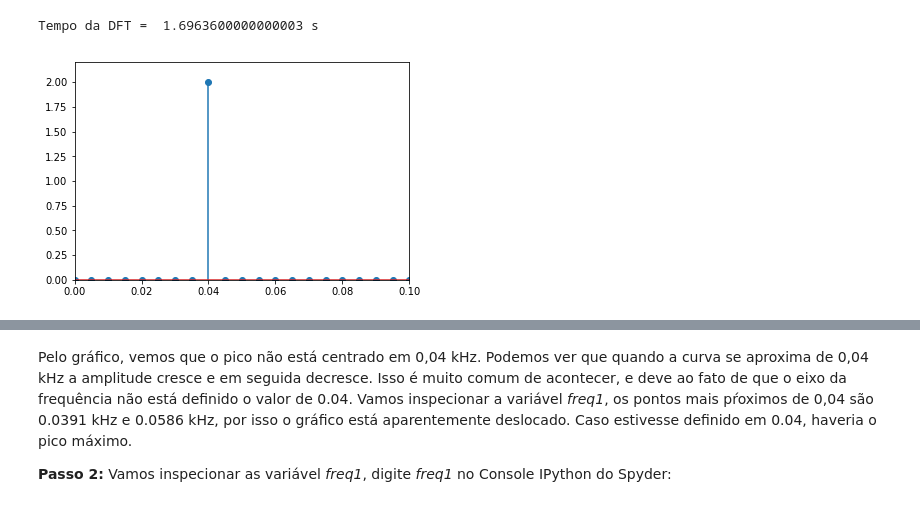
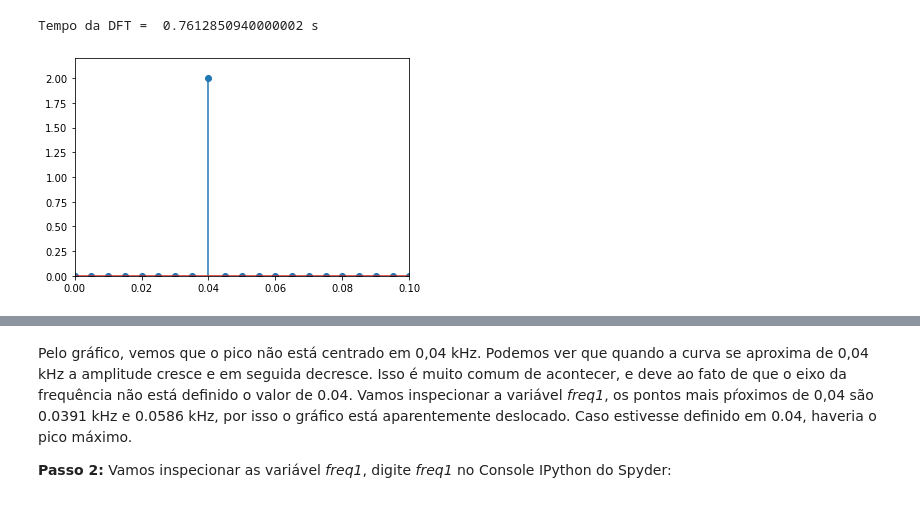
Before and after one commit to vicentesousa/DCO1005, a Jupyter notebook: h03_python.ipynb, the cells around one changed output, grey strips where cells are left out. Cells and saved outputs as stored; diff of their text form; code cells hidden in the pictures.

```diff
--- a/h03_python.ipynb
+++ b/h03_python.ipynb
@@ -38,36 +197,41 @@ Em Python, não existe 'código escondido'. Diz-se que uma função é _Built-in
 import warnings                                      # Método para suprimir os avisos de exceções
 warnings.filterwarnings('ignore')                    # Método para suprimir os avisos de exceções
 
 import numpy as np
 import matplotlib.pyplot as plt
 import time
 ## Geração do sinal cosenoidal
 fsampling = 10                                       # Taxa de amostragem
 T =1/fsampling                                       # Tempo entre amostras
 L = 2000                                             # Número de amostras
 t = np.arange(0,(L-1)*T+1/fsampling,1/fsampling)     # Eixo do tempo
 fm = 0.04                                            # Frequência da senoide
 Am = 2                                               # Amplitude da senoide
 m = Am*np.cos(2*np.pi*fm*t)                          # Sinal senoidal
-t1=time.clock()                                      # Contador de tempo
+# Warning for Python version before 3.8:
+# start_time = time.clock()            # Primeira medição de tempo: inicia a contagem before Python 3.8 version
+start_time = time.process_time()       # Primeira medição de tempo: inicia a contagem for Python 3.8 version
 
 ## Montando a DFT
 N=len(m)                                             # Comprimento do sinal m(t)
 n=np.arange(0,N)                                     # Vetor n
 k=np.arange(0,N)                                     # Vetor k
 WN=np.exp(-1j*2*np.pi/N)                             # Cálculo de Wn = e^{-j2pi/N}
 nn=np.outer(n,k)                                     # Monta a Matriz DFT
 WNnk=WN**nn                                          # Monta a Matriz DFT
 X=np.inner(m,WNnk.T/L)                               # Implementa o somatório da DFT via operação matricial
-f = fsampling/2*np.linspace(0,1,(L/2)+1)             # Monta o eixo das frequências
-tempo_DFT=time.clock() - t1                          # Conta tempo de execução até esse ponto do código
+f = fsampling/2*np.linspace(0,1,int((L/2)+1))             # Monta o eixo das frequências
+# Medição de tempo de execução
+# stop_time = time.clock()                           # Medição de tempo de execução: contagem before Python 3.8 version
+stop_time = time.process_time()                      # Medição de tempo de execução contagem for Python 3.8 version
+tempo_DFT = stop_time - start_time                   # Conta tempo de execução até esse ponto do código
 print('Tempo da DFT = ',tempo_DFT,'s')               # Mostra tempo de execução
-plt.stem(f,2*np.abs(X[0:L//2+1]))                     # Mostra gráfico do espectro
+plt.stem(f,2*np.abs(X[0:L//2+1]))                    # Mostra gráfico do espectro
 plt.axis([0,0.1,0,2.2])                              # Zoom para melhor visualização
 plt.show()
 # A função 'whos' é responsável por mostrar todas as variáveis que foram criadas no workspace,
 # identificando suas principais caracteristicas.
 %whos
 # %% [output]
-Tempo da DFT =  1.6963600000000003 s
+Tempo da DFT =  0.7612850940000002 s
-[figure, old version]
+[figure, new version]
```
Also changed, not shown: parts of 22 cells of this notebook, 13 other files.
